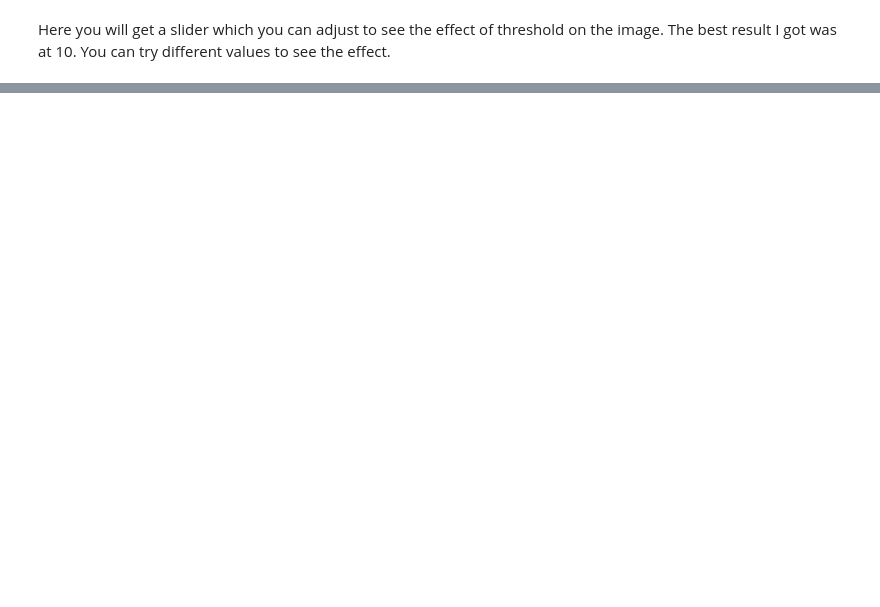
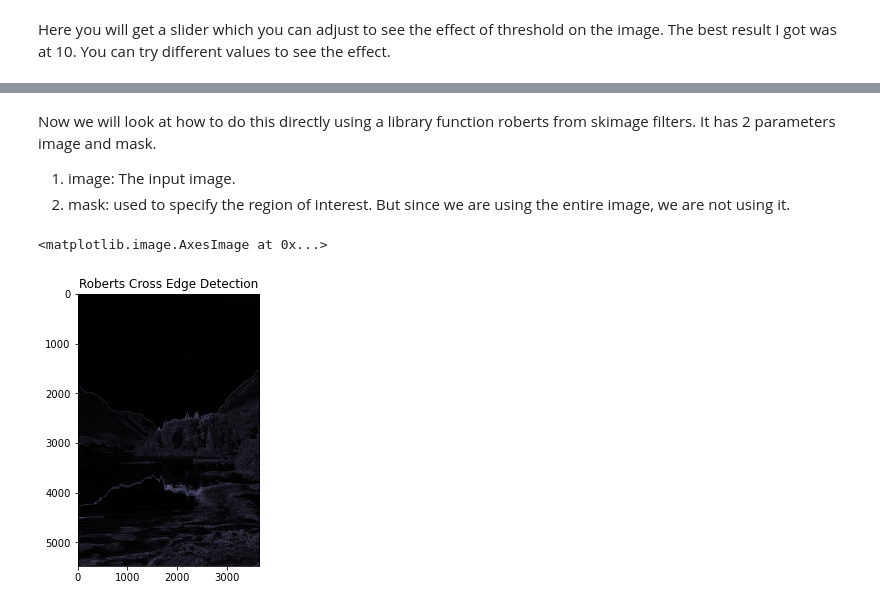
Before and after one commit to Pranjal-g083/DA-623-Project, a Jupyter notebook: code.ipynb, the cells around one changed output, grey strips where cells are left out. Drawn from its saved outputs; the diff is of its cells as text; code cells hidden in the pictures; blank space fills up the shorter version.

```diff
--- a/code.ipynb
+++ b/code.ipynb
@@ -163,0 +175,26 @@ Threshold: 10
+# %% [markdown]
+Now we will look at how to do this directly using a library function roberts from skimage filters.
+It has 2 parameters image and mask.
+1. image: The input image.
+2. mask: used to specify the region of interest. But since we are using the entire image, we are not using it.
+# %%
+from skimage.filters import roberts
+def Roberts_edges(image_path):
+    # Load the image
+    image = cv2.imread(image_path, cv2.IMREAD_GRAYSCALE)
+    image=cv2.GaussianBlur(image,(3,3),0)
+    # Apply Roberts Cross edge detection
+
+    edges = roberts(image)
+    return edges
+# %%
+image_path = "dataset/alice-triquet-HeEJU3nrg_0-unsplash.jpg"
+
+edges= Roberts_edges(image_path)
+
+plt.figure(figsize=(5,5))
+plt.title("Roberts Cross Edge Detection")
+plt.imshow(edges, cmap='bone')
+# %% [output]
+<matplotlib.image.AxesImage at 0x...>
+[figure, added]
```
Also changed, not shown: parts of 16 cells of this notebook, 1 other file.
